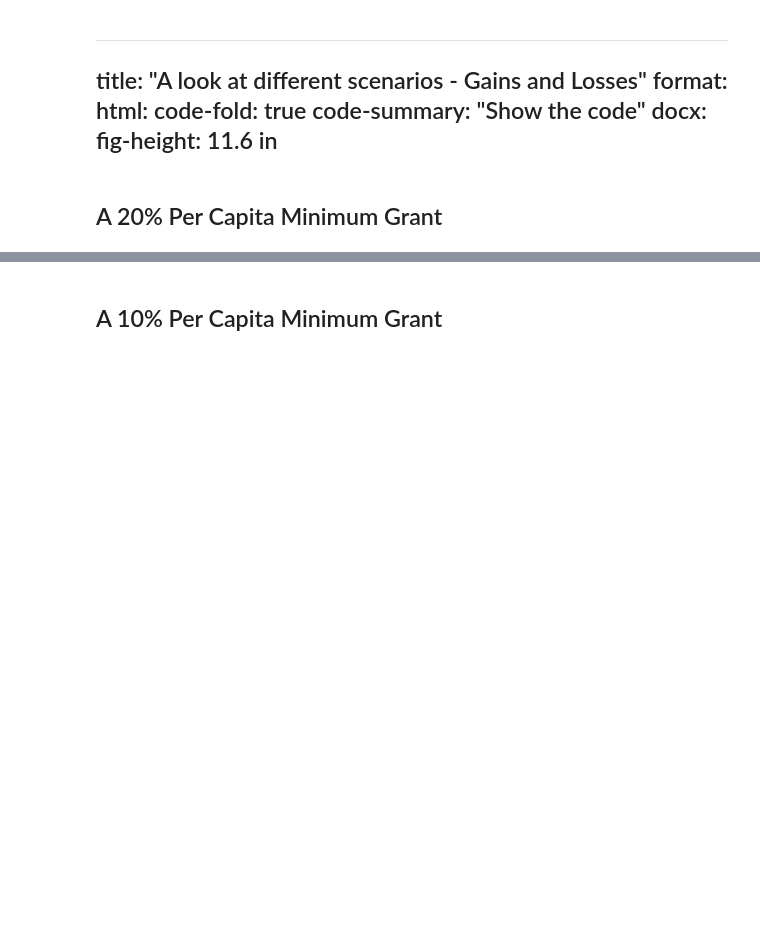
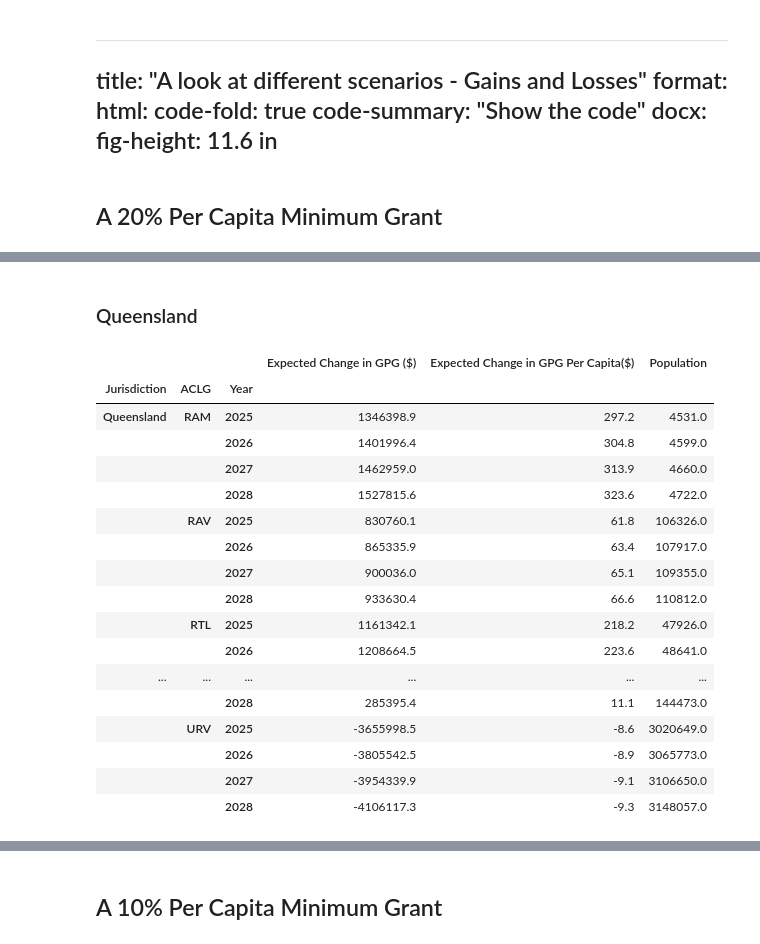
Before and after one commit to AuLGA/fa_grants, a Jupyter notebook: modelling_outcomes.ipynb, the cells around one changed output, grey strips where cells are left out. Cells and saved outputs as stored; diff of their text form; code cells hidden in the pictures; blank space fills up the shorter version.

```diff
--- a/modelling_outcomes.ipynb
+++ b/modelling_outcomes.ipynb
@@ -170,0 +183,23 @@ k
+# %% [markdown]
+### Queensland
+# %%
+display_data(sim_grants_20_melted, "Queensland")
+# %% [output]
+|  |  |  | Expected Change in GPG ($) | Expected Change in GPG Per Capita($) | Population |
+| Jurisdiction | ACLG | Year |  |  |  |
+| Queensland | RAM | 2025 | 1346398.9 | 297.2 | 4531.0 |
+|  |  | 2026 | 1401996.4 | 304.8 | 4599.0 |
+|  |  | 2027 | 1462959.0 | 313.9 | 4660.0 |
+|  |  | 2028 | 1527815.6 | 323.6 | 4722.0 |
+|  | RAV | 2025 | 830760.1 | 61.8 | 106326.0 |
+|  |  | 2026 | 865335.9 | 63.4 | 107917.0 |
+|  |  | 2027 | 900036.0 | 65.1 | 109355.0 |
+|  |  | 2028 | 933630.4 | 66.6 | 110812.0 |
+|  | RTL | 2025 | 1161342.1 | 218.2 | 47926.0 |
+|  |  | 2026 | 1208664.5 | 223.6 | 48641.0 |
+| ... | ... | ... | ... | ... | ... |
+|  |  | 2028 | 285395.4 | 11.1 | 144473.0 |
+|  | URV | 2025 | -3655998.5 | -8.6 | 3020649.0 |
+|  |  | 2026 | -3805542.5 | -8.9 | 3065773.0 |
+|  |  | 2027 | -3954339.9 | -9.1 | 3106650.0 |
+|  |  | 2028 | -4106117.3 | -9.3 | 3148057.0 |
```
Also changed, not shown: parts of 59 cells of this notebook, 10 other files.
